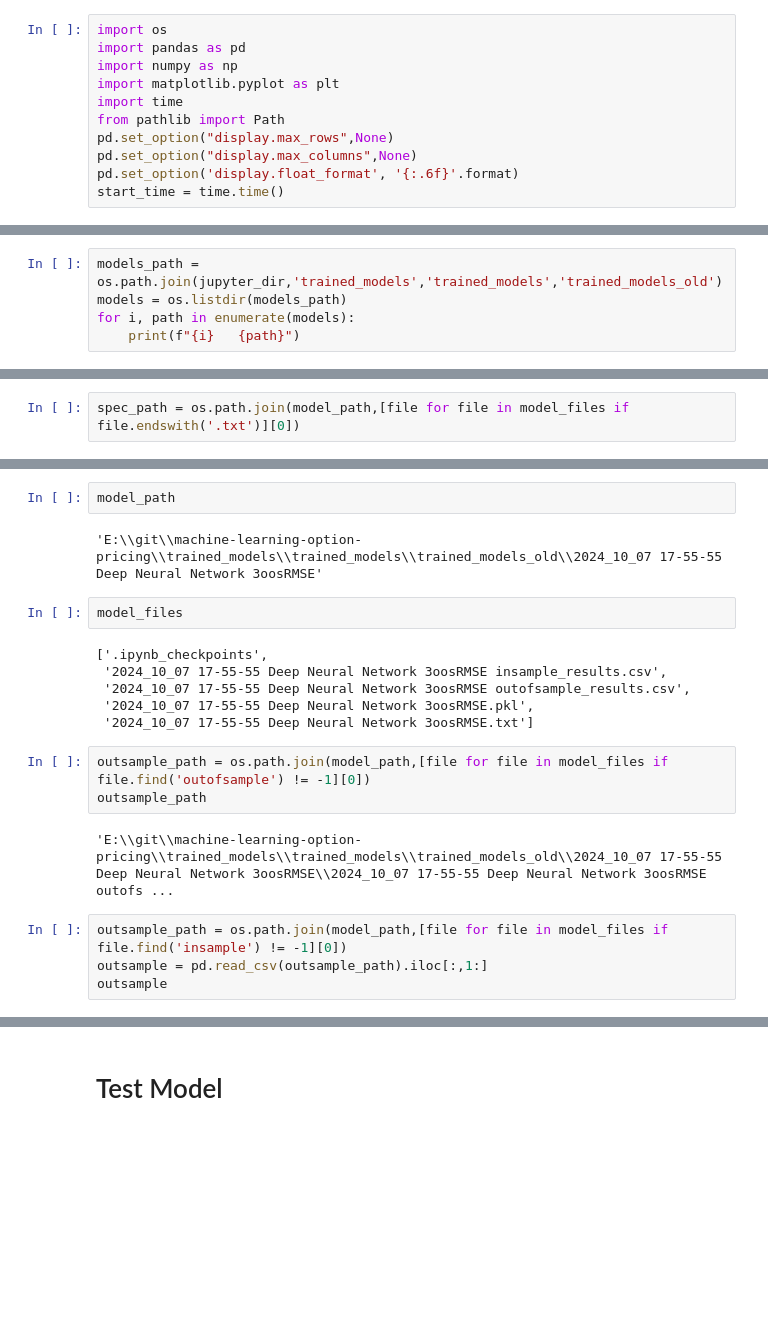
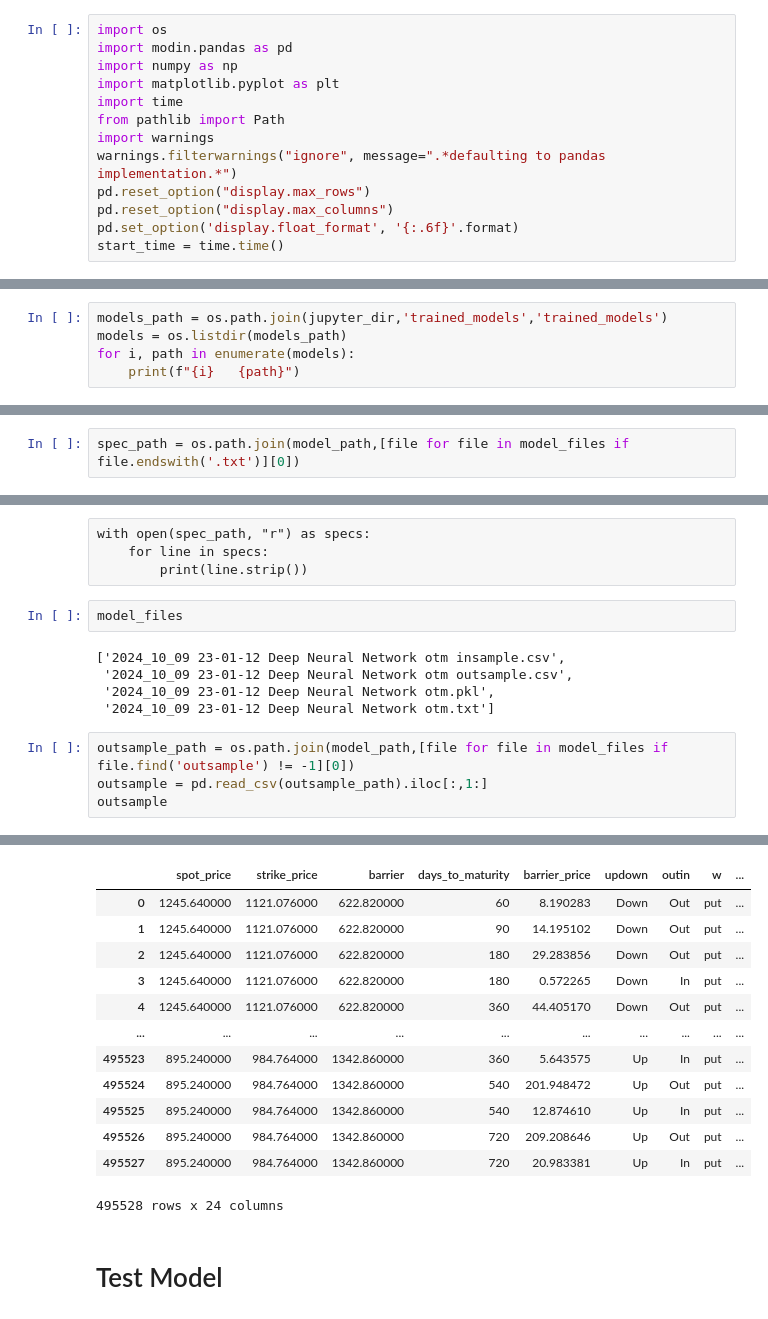
Before and after one commit to boomelage/machine-learning-option-pricing, a Jupyter notebook: testing.ipynb, the cells around one changed output, grey strips where cells are left out. Drawn from its saved outputs; the diff is of its cells as text; blank space fills up the shorter version.

```diff
--- a/testing.ipynb
+++ b/testing.ipynb
@@ -1,12 +1,14 @@
 # %%
 import os
-import pandas as pd
+import modin.pandas as pd
 import numpy as np
 import matplotlib.pyplot as plt
 import time
 from pathlib import Path
-pd.set_option("display.max_rows",None)
-pd.set_option("display.max_columns",None)
+import warnings
+warnings.filterwarnings("ignore", message=".*defaulting to pandas implementation.*")
+pd.reset_option("display.max_rows")
+pd.reset_option("display.max_columns")
 pd.set_option('display.float_format', '{:.6f}'.format)
 start_time = time.time()
 # %% [markdown]
@@ -16,5 +21,5 @@ jupyter_dir = os.path.abspath(str(Path()))
 # %%
-models_path = os.path.join(jupyter_dir,'trained_models','trained_models','trained_models_old')
+models_path = os.path.join(jupyter_dir,'trained_models','trained_models')
 models = os.listdir(models_path)
 for i, path in enumerate(models):
     print(f"{i}   {path}")
@@ -71,21 +45,16 @@ Mon Oct  7 17:55:55 2024
-# %%
-model_path
-# %% [output]
-'E:\\git\\machine-learning-option-pricing\\trained_models\\trained_models\\trained_models_old\\2024_10_07 17-55-55 Deep Neural Network 3oosRMSE'
+# %% [raw]
+with open(spec_path, "r") as specs:
+    for line in specs:
+        print(line.strip())
 # %%
 model_files
 # %% [output]
-['.ipynb_checkpoints',
- '2024_10_07 17-55-55 Deep Neural Network 3oosRMSE insample_results.csv',
- '2024_10_07 17-55-55 Deep Neural Network 3oosRMSE outofsample_results.csv',
- '2024_10_07 17-55-55 Deep Neural Network 3oosRMSE.pkl',
- '2024_10_07 17-55-55 Deep Neural Network 3oosRMSE.txt']
+['2024_10_09 23-01-12 Deep Neural Network otm insample.csv',
+ '2024_10_09 23-01-12 Deep Neural Network otm outsample.csv',
+ '2024_10_09 23-01-12 Deep Neural Network otm.pkl',
+ '2024_10_09 23-01-12 Deep Neural Network otm.txt']
-# %%
-outsample_path = os.path.join(model_path,[file for file in model_files if file.find('outofsample') != -1][0])
-outsample_path
-# %% [output]
-'E:\\git\\machine-learning-option-pricing\\trained_models\\trained_models\\trained_models_old\\2024_10_07 17-55-55 Deep Neural Network 3oosRMSE\\2024_10_07 17-55-55 Deep Neural Network 3oosRMSE outofs ...
 # %%
-outsample_path = os.path.join(model_path,[file for file in model_files if file.find('insample') != -1][0])
+outsample_path = os.path.join(model_path,[file for file in model_files if file.find('outsample') != -1][0])
 outsample = pd.read_csv(outsample_path).iloc[:,1:]
 outsample
+# %% [output]
@@ -92,3 +62,16 @@ outsample
+|  | spot_price | strike_price | barrier | days_to_maturity | barrier_price | updown | outin | w | ... |
+| 0 | 1245.640000 | 1121.076000 | 622.820000 | 60 | 8.190283 | Down | Out | put | ... |
+| 1 | 1245.640000 | 1121.076000 | 622.820000 | 90 | 14.195102 | Down | Out | put | ... |
+| 2 | 1245.640000 | 1121.076000 | 622.820000 | 180 | 29.283856 | Down | Out | put | ... |
+| 3 | 1245.640000 | 1121.076000 | 622.820000 | 180 | 0.572265 | Down | In | put | ... |
+| 4 | 1245.640000 | 1121.076000 | 622.820000 | 360 | 44.405170 | Down | Out | put | ... |
+| ... | ... | ... | ... | ... | ... | ... | ... | ... | ... |
+| 495523 | 895.240000 | 984.764000 | 1342.860000 | 360 | 5.643575 | Up | In | put | ... |
+| 495524 | 895.240000 | 984.764000 | 1342.860000 | 540 | 201.948472 | Up | Out | put | ... |
+| 495525 | 895.240000 | 984.764000 | 1342.860000 | 540 | 12.874610 | Up | In | put | ... |
+| 495526 | 895.240000 | 984.764000 | 1342.860000 | 720 | 209.208646 | Up | Out | put | ... |
+| 495527 | 895.240000 | 984.764000 | 1342.860000 | 720 | 20.983381 | Up | In | put | ... |
+495528 rows x 24 columns
 # %% [markdown]
 # Test Model
 # %%
```
Also changed, not shown: parts of 14 cells of this notebook, 14 other files.
